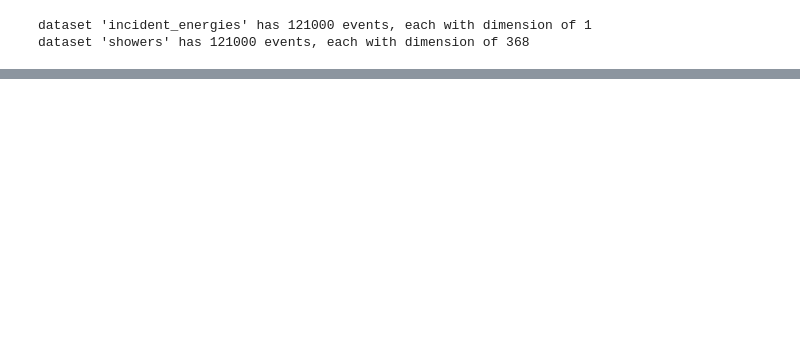
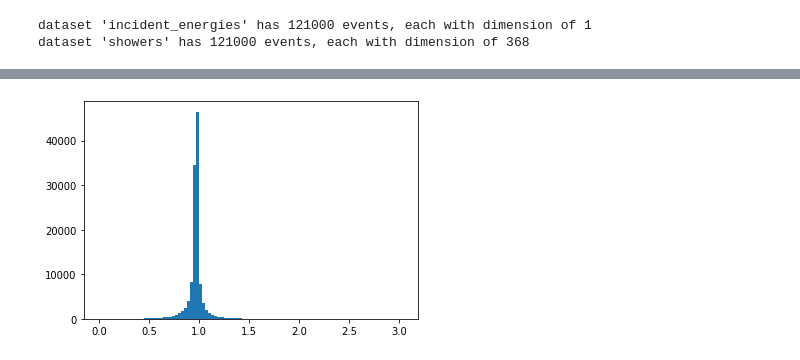
Before and after one commit to chnzhangrui/funcXtraining, a Jupyter notebook: training/train.ipynb, the cells around one changed output, grey strips where cells are left out. Saved outputs shown, nothing was run; the diff lists cells and outputs as text; code cells hidden in the pictures; blank space fills up the shorter version.

Commit message:
streamline training code

```diff
--- a/training/train.ipynb
+++ b/training/train.ipynb
@@ -14,13 +22,10 @@ import matplotlib.pyplot as plt
 # %%
 # creating instance of HighLevelFeatures class to handle geometry based on binning file
-HLF_1_photons = HLF('photon', filename='../dataset1/binning_dataset_1_photons.xml')
-# HLF_1_pions = HLF('pion', filename='../dataset1/binning_dataset_1_pions.xml')
-
+input_path = '../input/dataset1'
+HLF_1_photons = HLF('photon', filename=f'{input_path}/binning_dataset_1_photons.xml')
 
 # loading the .hdf5 datasets
-photon_file = h5py.File('../dataset1/dataset_1_photons_1.hdf5', 'r')
-# pion_file = h5py.File('../dataset1/dataset_1_pions_1.hdf5', 'r')
-
+photon_file = h5py.File(f'{input_path}/dataset_1_photons_1.hdf5', 'r')
 
 # each file contains one dataset for the incident energy and one for the showers.
 for dataset in photon_file:
@@ -31,0 +45,25 @@ dataset 'showers' has 121000 events, each with dimension of 368
+# %%
+def particle_mass(particle=None):
+    if 'photon' in particle or particle == 22:
+        mass = 0
+    elif 'electron' in particle or particle == 11:
+        mass = 0.512
+    elif 'pion' in particle or particle == 211:
+        mass = 139.6
+    elif 'proton' in particle or particle == 2212:
+        mass = 938.27
+    return mass
+
+def kin_to_label(kin):
+    kin_min = np.min(kin)
+    kin_max = np.max(kin)
+    return np.log(kin / kin_min) / np.log(kin_max / kin_min)
+
+mass = particle_mass(HLF_1_photons.particle)
+kin = np.sqrt( np.square(photon_file['incident_energies'][:]) + np.square(mass) ) - mass
+label_kin = kin_to_label(kin)
+# %%
+X_train = photon_file['showers'][:] / kin
+_ = plt.hist(X_train.sum(axis=1), bins=100)
+# %% [output]
+[figure, added]
```
Also changed, not shown: parts of 14 cells of this notebook, 4 other files.
